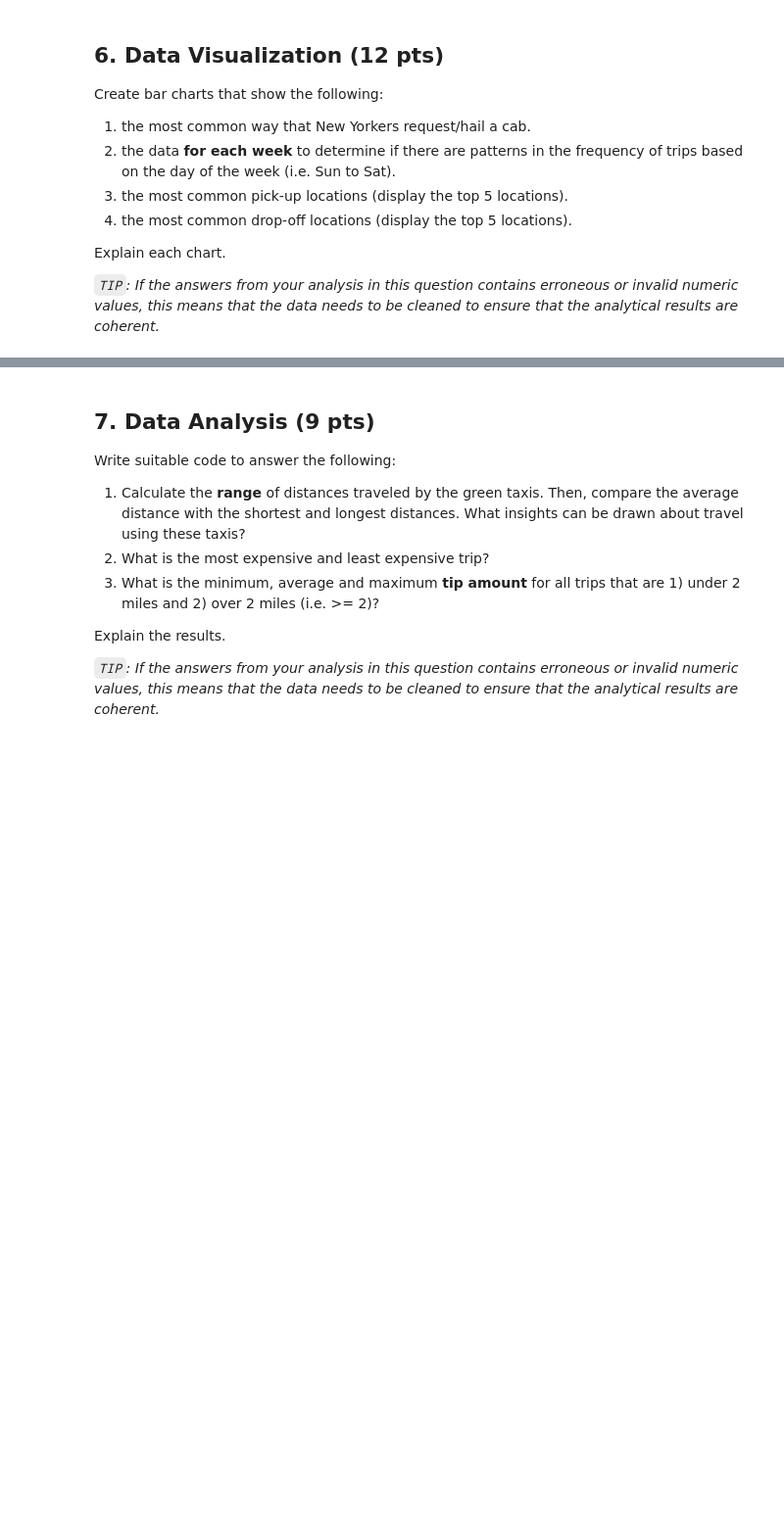
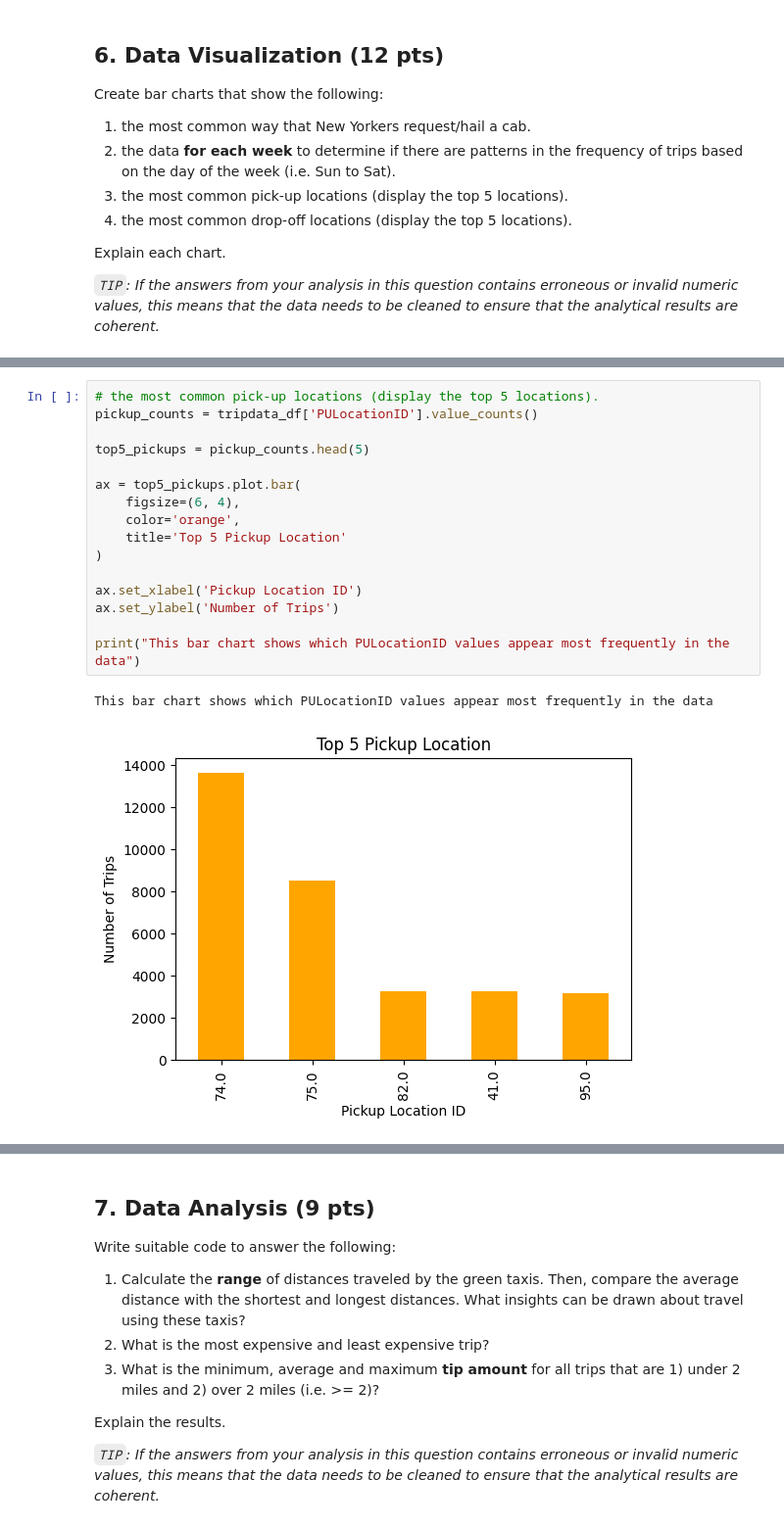
Before and after one commit to DavidYu75/ds3000-assignments, a Jupyter notebook: DS3000.A3.David.Yu.ipynb, the cells around one changed output, grey strips where cells are left out. Shown at 98% size. Saved outputs shown, nothing was run; the diff lists cells and outputs as text; blank space fills up the shorter version.

```diff
--- a/DS3000.A3.David.Yu.ipynb
+++ b/DS3000.A3.David.Yu.ipynb
@@ -355,0 +387,19 @@ Explain each chart.
+# %%
+# the most common pick-up locations (display the top 5 locations).
+pickup_counts = tripdata_df['PULocationID'].value_counts()
+
+top5_pickups = pickup_counts.head(5)
+
+ax = top5_pickups.plot.bar(
+    figsize=(6, 4),
+    color='orange',
+    title='Top 5 Pickup Location'
+)
+
+ax.set_xlabel('Pickup Location ID')
+ax.set_ylabel('Number of Trips')
+
+print("This bar chart shows which PULocationID values appear most frequently in the data")
+# %% [output]
+This bar chart shows which PULocationID values appear most frequently in the data
+[figure, added]
```
Also changed, not shown: parts of 6 cells of this notebook.
